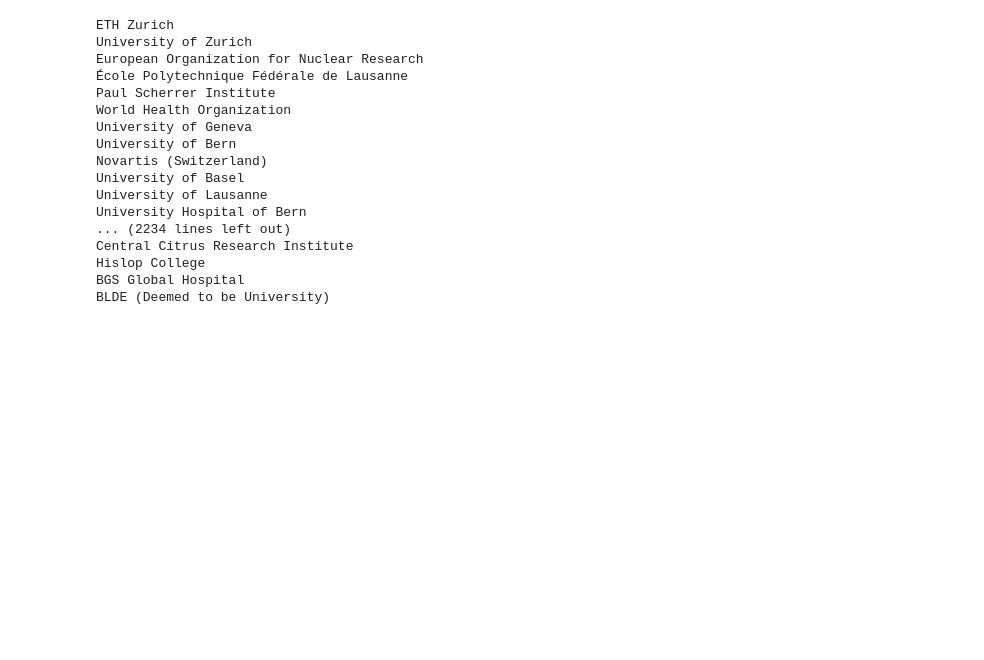
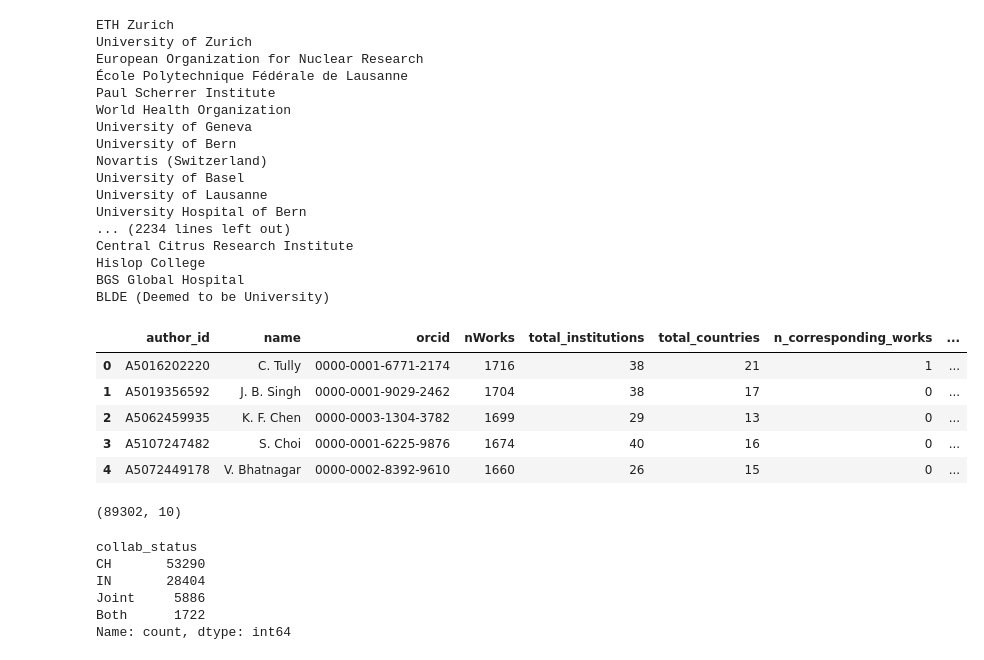
Before and after one commit to pranshh/indo-swiss-collab, a Jupyter notebook: search-application/data/file.ipynb, the cells around one changed output. Cells and saved outputs as stored; diff of their text form; code cells hidden in the pictures; blank space fills up the shorter version.

```diff
--- a/search-application/data/file.ipynb
+++ b/search-application/data/file.ipynb
@@ -54,0 +57,23 @@ BLDE (Deemed to be University)
+# %%
+df = pd.read_parquet('authors_summary_in_ch.parquet')
+df.head()
+# %% [output]
+|  | author_id | name | orcid | nWorks | total_institutions | total_countries | n_corresponding_works | ... |
+| 0 | A5016202220 | C. Tully | 0000-0001-6771-2174 | 1716 | 38 | 21 | 1 | ... |
+| 1 | A5019356592 | J. B. Singh | 0000-0001-9029-2462 | 1704 | 38 | 17 | 0 | ... |
+| 2 | A5062459935 | K. F. Chen | 0000-0003-1304-3782 | 1699 | 29 | 13 | 0 | ... |
+| 3 | A5107247482 | S. Choi | 0000-0001-6225-9876 | 1674 | 40 | 16 | 0 | ... |
+| 4 | A5072449178 | V. Bhatnagar | 0000-0002-8392-9610 | 1660 | 26 | 15 | 0 | ... |
+# %%
+df.shape
+# %% [output]
+(89302, 10)
+# %%
+df['collab_status'].value_counts()
+# %% [output]
+collab_status
+CH       53290
+IN       28404
+Joint     5886
+Both      1722
+Name: count, dtype: int64
```
Also changed, not shown: parts of 1 cell of this notebook, 5 other files.
